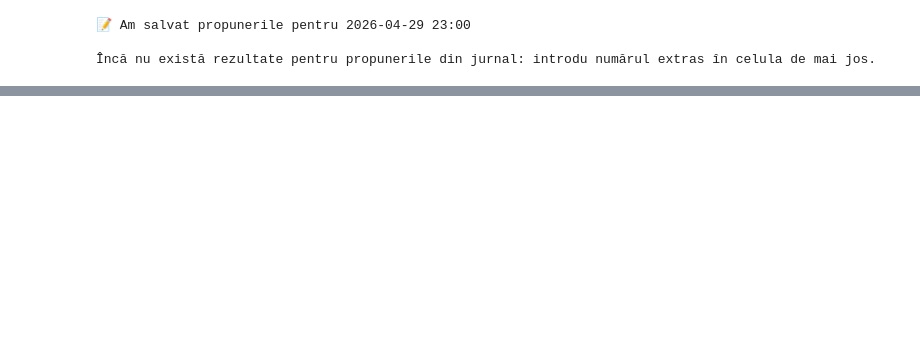
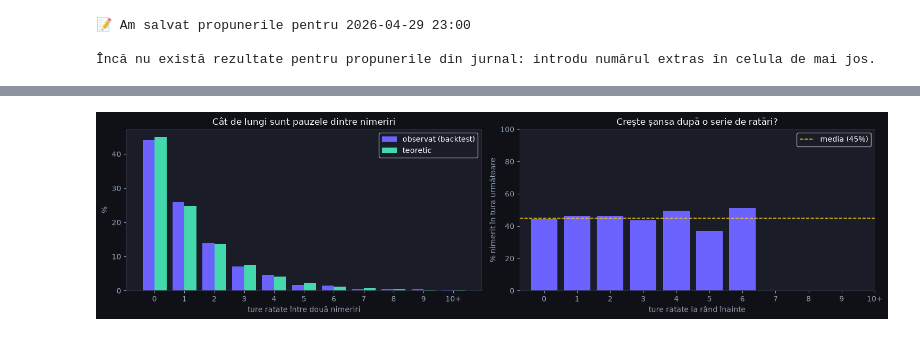
Before and after one commit to sabinski7/Predictor, a Jupyter notebook: Predictor.ipynb, the cells around one changed output, grey strips where cells are left out. Saved outputs shown, nothing was run; the diff lists cells and outputs as text; code cells hidden in the pictures; blank space fills up the shorter version.

```diff
--- a/Predictor.ipynb
+++ b/Predictor.ipynb
@@ -542,0 +551,89 @@ update_log()
+# %%
+def miss_gaps(hits):
+    """Ture ratate între două nimeriri consecutive."""
+    idx = np.flatnonzero(hits)
+    return np.diff(idx) - 1
+
+def current_streak(hits):
+    """Câte ture ratate la rând sunt chiar acum, la finalul seriei."""
+    hits = np.asarray(hits, bool)
+    return len(hits) if not hits.any() else len(hits) - 1 - np.flatnonzero(hits)[-1]
+
+bt_hits = HITS["⭐ Ansamblu"]                 # nimeriri top-K ale ansamblului pe testul curat
+p = bt_hits.mean()
+gaps = miss_gaps(bt_hits)
+MAXG = 10
+
+obs = np.bincount(np.minimum(gaps, MAXG), minlength=MAXG + 1) / len(gaps)
+theo = np.array([p * (1 - p) ** k for k in range(MAXG)] + [(1 - p) ** MAXG])
+
+print(f"Backtest top-{NUM_PROPUNERI}: {len(bt_hits):,} ture, nimerit {100 * p:.1f}%")
+print(f"Ture ratate între nimeriri: medie {gaps.mean():.2f} (teoretic {(1 - p) / p:.2f}), "
+      f"cea mai lungă pauză: {gaps.max()} ture\n")
+
+# P(nimerit | după k ratări la rând)
+run, cnt, hit_after = 0, np.zeros(MAXG + 1), np.zeros(MAXG + 1)
+for h in bt_hits:
+    r = min(run, MAXG)
+    cnt[r] += 1
+    hit_after[r] += h
+    run = 0 if h else run + 1
+
+tbl = pd.DataFrame({
+    "Pauză (ture ratate)": [str(k) for k in range(MAXG)] + [f"{MAXG}+"],
+    "Observat %": 100 * obs,
+    "Teoretic %": 100 * theo,
+    "Șansa de nimerire DUPĂ atâtea ratări %": 100 * hit_after / np.maximum(cnt, 1),
+    "Cazuri": cnt.astype(int),
+})
+display(tbl.style.format({"Observat %": "{:.1f}", "Teoretic %": "{:.1f}",
+                          "Șansa de nimerire DUPĂ atâtea ratări %": "{:.1f}"}).hide(axis="index"))
+print(f"👉 Ultima coloană rămâne în jur de {100 * p:.0f}% oricâte ratări ar fi fost înainte: "
+      f"o serie de ratări NU face nimerirea mai probabilă.")
+
+fig, axes = plt.subplots(1, 2, figsize=(15, 4))
+style(fig, axes)
+lbl = [str(k) for k in range(MAXG)] + [f"{MAXG}+"]
+axes[0].bar(np.arange(MAXG + 1) - 0.2, 100 * obs, width=0.4, color=C_MAIN, label="observat (backtest)")
+axes[0].bar(np.arange(MAXG + 1) + 0.2, 100 * theo, width=0.4, color=C_ACCENT, label="teoretic")
+axes[0].set_xticks(range(MAXG + 1), lbl)
+axes[0].set_xlabel("ture ratate între două nimeriri")
+axes[0].set_ylabel("%")
+axes[0].set_title("Cât de lungi sunt pauzele dintre nimeriri")
+axes[0].legend(facecolor=PANEL, labelcolor="white")
+ok = cnt >= 20
+axes[1].bar(np.arange(MAXG + 1)[ok], (100 * hit_after / np.maximum(cnt, 1))[ok], color=C_MAIN)
+axes[1].axhline(100 * p, color=C_WARN, ls="--", lw=1.2, label=f"media ({100 * p:.0f}%)")
+axes[1].set_xticks(range(MAXG + 1), lbl)
+axes[1].set_ylim(0, 100)
+axes[1].set_xlabel("ture ratate la rând înainte")
+axes[1].set_ylabel("% nimerit în tura următoare")
+axes[1].set_title("Crește șansa după o serie de ratări?")
+axes[1].legend(facecolor=PANEL, labelcolor="white")
+plt.tight_layout()
+plt.show()
+
+# ── Situația ta reală, din jurnal ─────────────────────────────
+if Path(LOG_PATH).exists():
+    lg = pd.read_csv(LOG_PATH, dtype=str)
+    real = dict(zip(df["dt"].dt.strftime("%Y-%m-%d %H:%M"), df["n"]))
+    lg["rezultat"] = lg["slot"].map(real)
+    lg = lg.dropna(subset=["rezultat"]).sort_values("slot")
+else:
+    lg = pd.DataFrame()
+
+if len(lg):
+    live = np.array([int(r) in map(int, s.split()) for r, s in zip(lg["rezultat"], lg["propuneri"])])
+    lg_gaps = miss_gaps(live)
+    streak = current_streak(live)
+    print(f"\n📒 Jurnalul tău: {live.sum()} nimeriri din {len(live)} ture")
+    print("   Secvența (✓ nimerit, · ratat): " + "".join("✓" if h else "·" for h in live[-60:]))
+    if len(lg_gaps):
+        print(f"   Pauzele tale între nimeriri: {', '.join(map(str, lg_gaps[-25:]))}")
+        print(f"   Medie: {lg_gaps.mean():.2f} ture (teoretic {(1 - p) / p:.2f}); cea mai lungă: {lg_gaps.max()}")
+    print(f"   Acum ești la {streak} {'tură ratată' if streak == 1 else 'ture ratate'} la rând.")
+print(f"\nCu {NUM_PROPUNERI} propuneri, șansa de a nimeri MĂCAR O DATĂ în următoarele n ture "
+      f"(indiferent câte ai ratat până acum):")
+for n_ in [1, 2, 3, 4, 5, 6, 8, 10]:
+    print(f"   {n_:>2} {'tură' if n_ == 1 else 'ture'}: {100 * (1 - (1 - p) ** n_):5.1f}%")
+# %% [output]
@@ -542,0 +655 @@ update_log()
+[figure, added]
```
Also changed, not shown: parts of 4 cells of this notebook, 1 other file.
